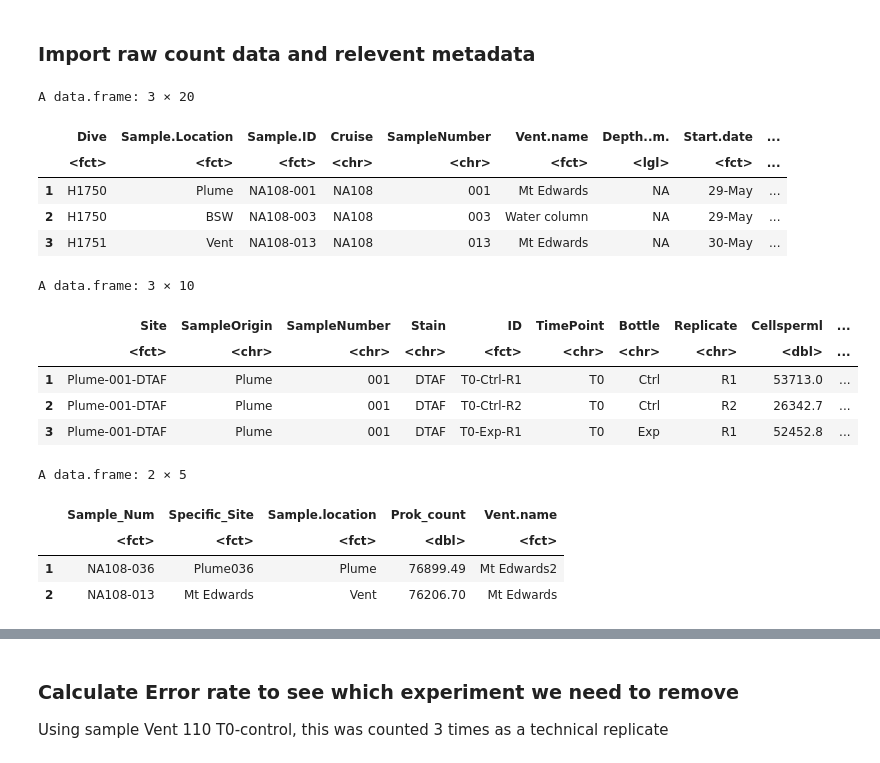
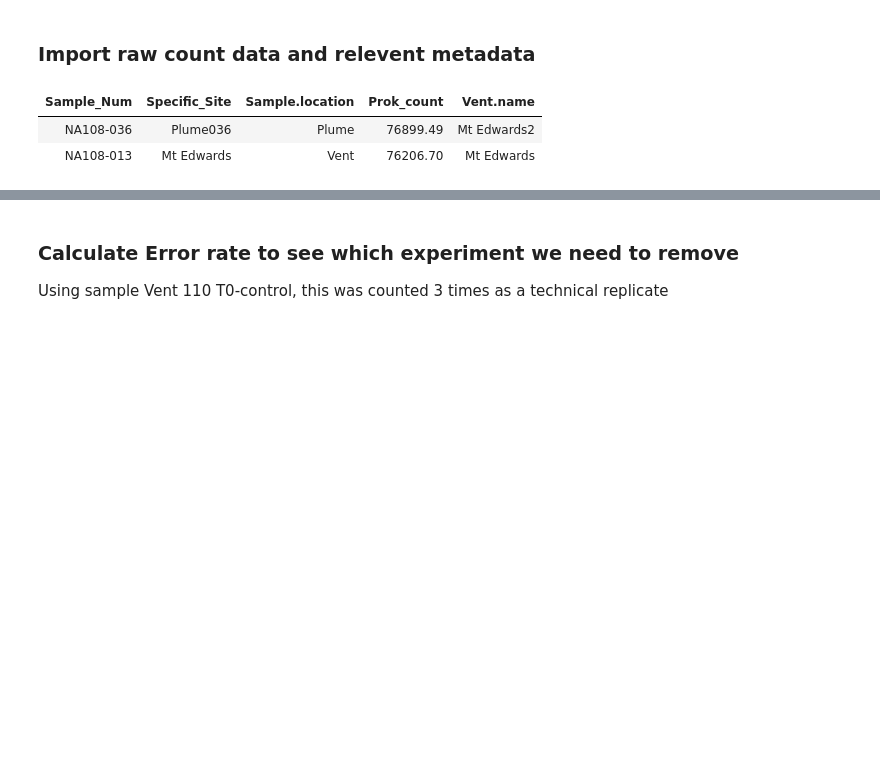
Before and after one commit to shu251/protist-gordaridge-2019-analysis, a Jupyter notebook: Grazing-analysis-R-SKH.ipynb, the cells around one changed output, grey strips where cells are left out. Cells and saved outputs as stored; diff of their text form; code cells hidden in the pictures; blank space fills up the shorter version.

```diff
--- a/Grazing-analysis-R-SKH.ipynb
+++ b/Grazing-analysis-R-SKH.ipynb
@@ -26,41 +25,27 @@ library(tidyverse); library(cowplot)
 # %%
 # Metadata for each grazing experiment
 ### Including dive ID, vent/site name, incubation parameters
-exp_list <- read.table("Table1_grazingexp_list.txt",header=T, fill=T, sep="\t")
+exp_list <- read.table("data-input/Table1_grazingexp_list.txt",header=T, fill=T, sep="\t")
 exp_IDs <- exp_list %>%
     separate(Sample.ID, c("Cruise", "SampleNumber"), "-", remove = FALSE) %>%
     data.frame #Split column
-head(exp_IDs[1:3,])
+# head(exp_IDs[1:3,])
 
 # Import all cell count information from FLP disappearance experiments
-counts <- read.csv("GordaRidge-cell-count-results.csv")
+counts <- read.csv("data-input/GordaRidge-cell-count-results.csv")
 counts_df <- counts %>%
     separate(Site, c("SampleOrigin", "SampleNumber", "Stain"), "-", remove = FALSE) %>%
     separate(ID, c("TimePoint", "Bottle", "Replicate"), "-", remove = FALSE) %>%
     data.frame
-head(counts_df[1:3,])
+# head(counts_df[1:3,])
 
 
 # Import prok counts
-prok<-read.table("prok_counts.txt",header=T, fill=T, sep="\t"); head(prok[1:2,])
+prok<-read.table("data-input/prok_counts.txt",header=T, fill=T, sep="\t"); head(prok[1:2,])
 # %% [output]
-A data.frame: 3 × 20
-|  | Dive | Sample.Location | Sample.ID | Cruise | SampleNumber | Vent.name | Depth..m. | Start.date | ... |
-|  | <fct> | <fct> | <fct> | <chr> | <chr> | <fct> | <lgl> | <fct> | ... |
-| 1 | H1750 | Plume | NA108-001 | NA108 | 001 | Mt Edwards | NA | 29-May | ... |
-| 2 | H1750 | BSW | NA108-003 | NA108 | 003 | Water column | NA | 29-May | ... |
-| 3 | H1751 | Vent | NA108-013 | NA108 | 013 | Mt Edwards | NA | 30-May | ... |
+| Sample_Num | Specific_Site | Sample.location | Prok_count | Vent.name |
+| NA108-036 | Plume036 | Plume | 76899.49 | Mt Edwards2 |
+| NA108-013 | Mt Edwards | Vent | 76206.70 | Mt Edwards |
-A data.frame: 3 × 10
-|  | Site | SampleOrigin | SampleNumber | Stain | ID | TimePoint | Bottle | Replicate | Cellsperml | ... |
-|  | <fct> | <chr> | <chr> | <chr> | <fct> | <chr> | <chr> | <chr> | <dbl> | ... |
-| 1 | Plume-001-DTAF | Plume | 001 | DTAF | T0-Ctrl-R1 | T0 | Ctrl | R1 | 53713.0 | ... |
-| 2 | Plume-001-DTAF | Plume | 001 | DTAF | T0-Ctrl-R2 | T0 | Ctrl | R2 | 26342.7 | ... |
-| 3 | Plume-001-DTAF | Plume | 001 | DTAF | T0-Exp-R1 | T0 | Exp | R1 | 52452.8 | ... |
-A data.frame: 2 × 5
-|  | Sample_Num | Specific_Site | Sample.location | Prok_count | Vent.name |
-|  | <fct> | <fct> | <fct> | <dbl> | <fct> |
-| 1 | NA108-036 | Plume036 | Plume | 76899.49 | Mt Edwards2 |
-| 2 | NA108-013 | Mt Edwards | Vent | 76206.70 | Mt Edwards |
 # %%
 # Join count data with experiment IDs so each vent site can be identified by name:
 counts_df_ids <- counts_df %>%
```
Also changed, not shown: parts of 21 cells of this notebook, 2 other files.
